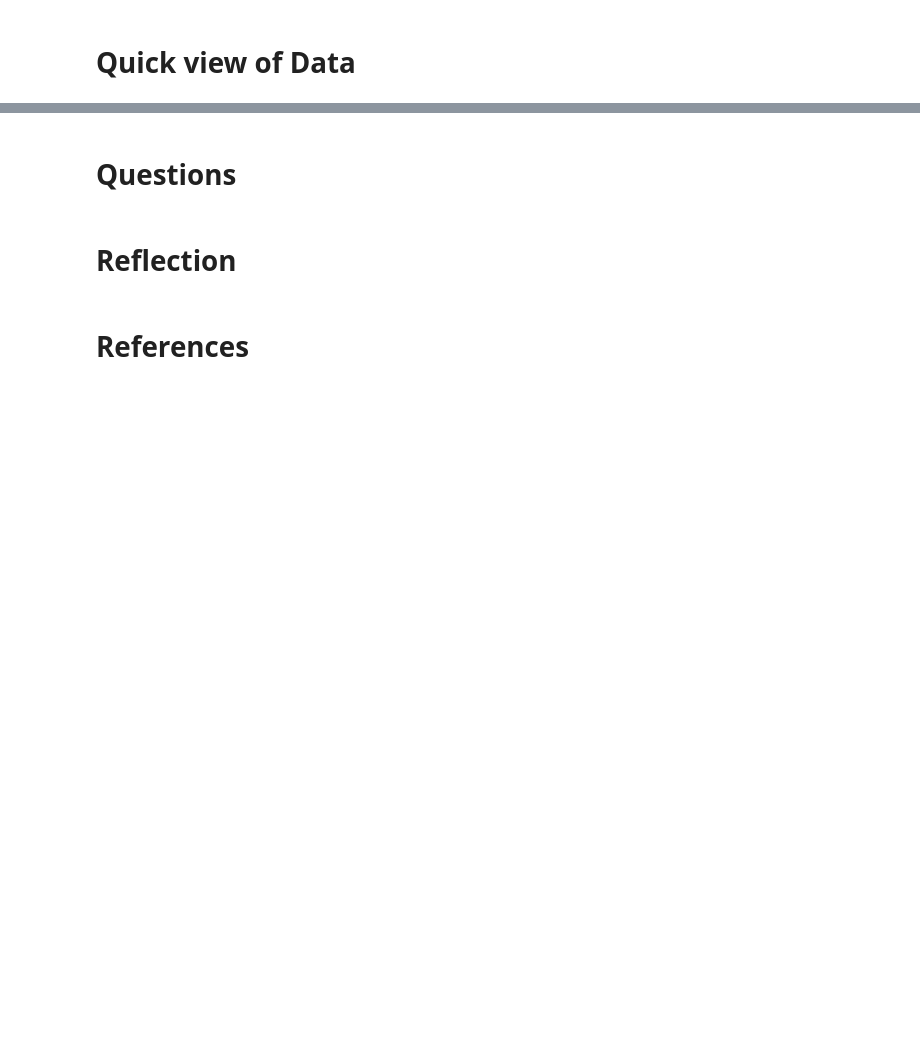
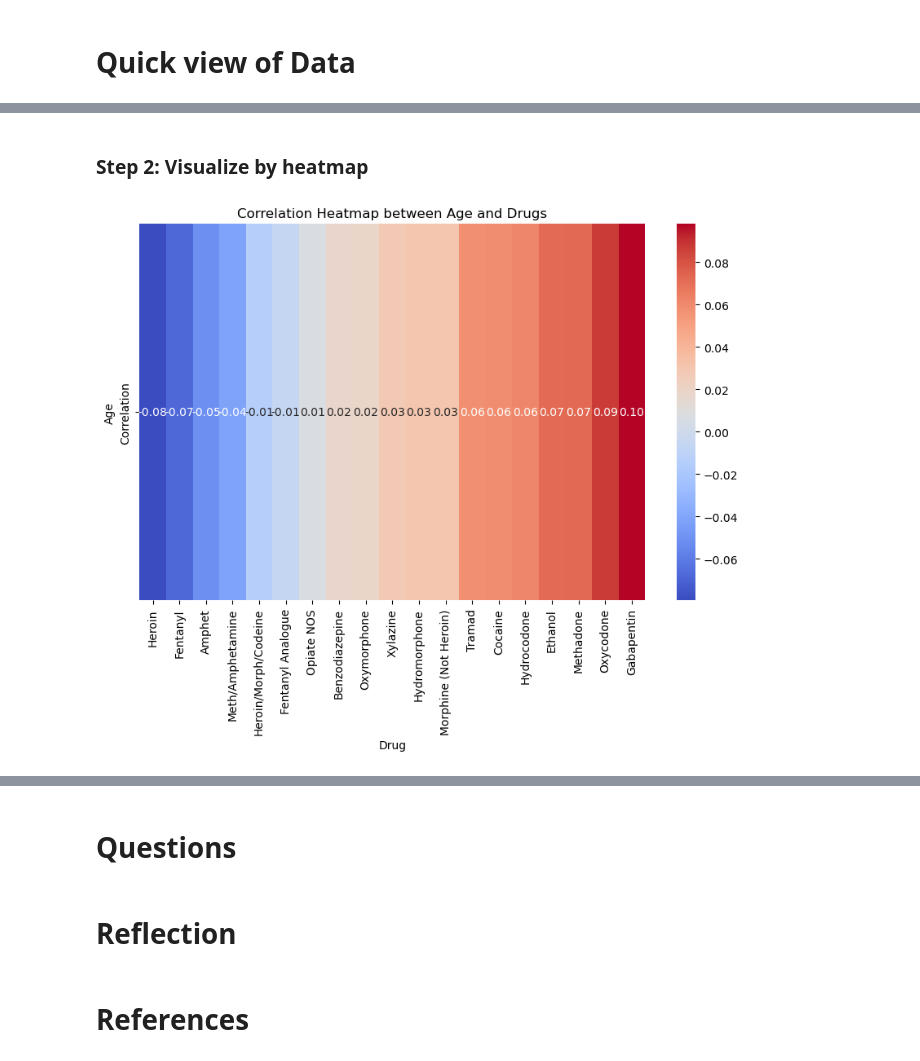
Before and after one commit to Lumine11/-Programming4DS---FinalProject, a Jupyter notebook: FinalProject.ipynb, the cells around one changed output, grey strips where cells are left out. Cells and saved outputs as stored; diff of their text form; code cells hidden in the pictures; blank space fills up the shorter version.

Commit message:
Thêm Qick view of data

```diff
--- a/FinalProject.ipynb
+++ b/FinalProject.ipynb
@@ -570,0 +571,16 @@ Name: count, dtype: int64
+# %%
+# Sao lưu một bản sao của DataFrame gốc
+df_copy = DrugDeath_df.copy()
+
+# Tạo một dictionary để lưu trữ hệ số tương quan giữa 'Age' và các thuốc
+correlations = {}
+
+# Lặp qua từng cột thuốc và tính toán tương quan
+for column in df_copy.columns:
+    if df_copy[column].dtype == bool:  # Chỉ xem xét các cột dạng boolean
+        correlation = df_copy['Age'].corr(df_copy[column].astype(int), method='pearson')
+        correlations[column] = correlation
+
+# In ra các hệ số tương quan
+for drug, correlation in correlations.items():
+    print(f"Correlation between Age and {drug}: {correlation}")
@@ -570,0 +607,21 @@ Name: count, dtype: int64
+# %% [markdown]
+### Step 2: Visualize by heatmap
+# %%
+# Chuyển đổi dictionary thành DataFrame để vẽ biểu đồ
+correlation_df = pd.DataFrame(list(correlations.items()), columns=['Drug', 'Correlation'])
+
+# Sắp xếp DataFrame theo giá trị tăng dần của hệ số tương quan
+correlation_df = correlation_df.sort_values(by='Correlation')
+
+# Tạo DataFrame có chỉ số là tên thuốc và cột là 'Age' và giá trị là hệ số tương quan
+heatmap_data = correlation_df.set_index('Drug').T
+
+# Vẽ biểu đồ heatmap
+plt.figure(figsize=(10, 6))
+sns.heatmap(heatmap_data, annot=True, cmap='coolwarm', fmt='.2f')
+plt.title('Correlation Heatmap between Age and Drugs')
+plt.xlabel('Drug')
+plt.ylabel('Age')
+plt.show()
+# %% [output]
+[figure, added]
```
Also changed, not shown: parts of 37 cells of this notebook.
